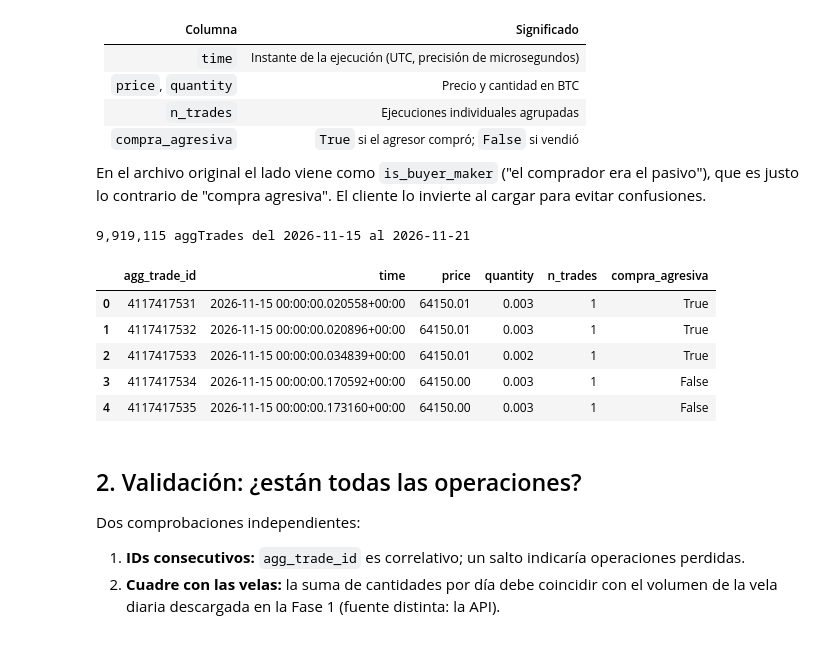
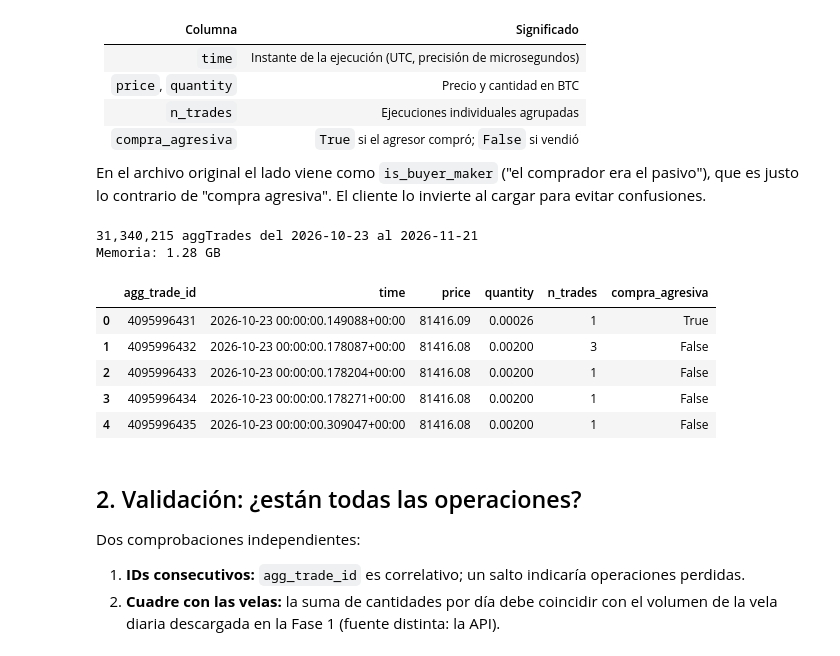
Before and after one commit to alexgomez-gif/BTC_Radar, a Jupyter notebook: notebooks/03_ballenas.ipynb, the cells around one changed output. Saved outputs shown, nothing was run; the diff lists cells and outputs as text; code cells hidden in the pictures.

```diff
--- a/notebooks/03_ballenas.ipynb
+++ b/notebooks/03_ballenas.ipynb
@@ -41,40 +42,43 @@ invierte al cargar para evitar confusiones.
 from datetime import date
 
 import matplotlib.pyplot as plt
 import numpy as np
 import pandas as pd
 import plotly.io as pio
 import seaborn as sns
 from scipy.stats import spearmanr
 
 from btc_radar.agg_trades import cargar_trades, ultimos_dias
 from btc_radar.ballenas import (
     agrupar_ordenes,
     cvd,
     delta_usd,
     detectar_ballenas,
+    flujo_por_periodo,
     flujo_por_tamano,
     umbral_ballena,
     velas_desde_trades,
 )
 from btc_radar.datos import cargar_velas
 from btc_radar.graficos import grafico_ballenas
 
 pio.renderers.default = "plotly_mimetype+png"
 sns.set_theme(style="whitegrid")
 
-dias = ultimos_dias(7, hasta=date(2026, 11, 22))
+dias = ultimos_dias(30, hasta=date(2026, 11, 22))
 trades = cargar_trades(dias)
 print(f"{len(trades):,} aggTrades del {dias[0]} al {dias[-1]}")
+print(f"Memoria: {trades.memory_usage(deep=True).sum() / 1e9:.2f} GB")
 trades.head()
 # %% [output]
-9,919,115 aggTrades del 2026-11-15 al 2026-11-21
+31,340,215 aggTrades del 2026-10-23 al 2026-11-21
+Memoria: 1.28 GB
 |  | agg_trade_id | time | price | quantity | n_trades | compra_agresiva |
-| 0 | 4117417531 | 2026-11-15 00:00:00.020558+00:00 | 64150.01 | 0.003 | 1 | True |
-| 1 | 4117417532 | 2026-11-15 00:00:00.020896+00:00 | 64150.01 | 0.003 | 1 | True |
-| 2 | 4117417533 | 2026-11-15 00:00:00.034839+00:00 | 64150.01 | 0.002 | 1 | True |
-| 3 | 4117417534 | 2026-11-15 00:00:00.170592+00:00 | 64150.00 | 0.003 | 1 | False |
-| 4 | 4117417535 | 2026-11-15 00:00:00.173160+00:00 | 64150.00 | 0.003 | 1 | False |
+| 0 | 4095996431 | 2026-10-23 00:00:00.149088+00:00 | 81416.09 | 0.00026 | 1 | True |
+| 1 | 4095996432 | 2026-10-23 00:00:00.178087+00:00 | 81416.08 | 0.00200 | 3 | False |
+| 2 | 4095996433 | 2026-10-23 00:00:00.178204+00:00 | 81416.08 | 0.00200 | 1 | False |
+| 3 | 4095996434 | 2026-10-23 00:00:00.178271+00:00 | 81416.08 | 0.00200 | 1 | False |
+| 4 | 4095996435 | 2026-10-23 00:00:00.309047+00:00 | 81416.08 | 0.00200 | 1 | False |
 # %% [markdown]
 ## 2. Validación: ¿están todas las operaciones?
 
```
Also changed, not shown: parts of 21 cells of this notebook, 4 other files.
